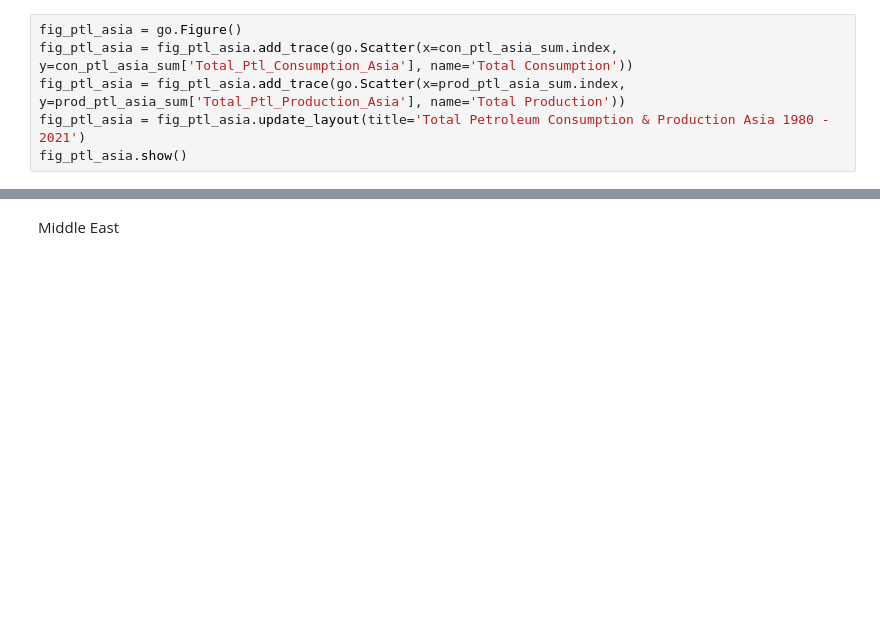
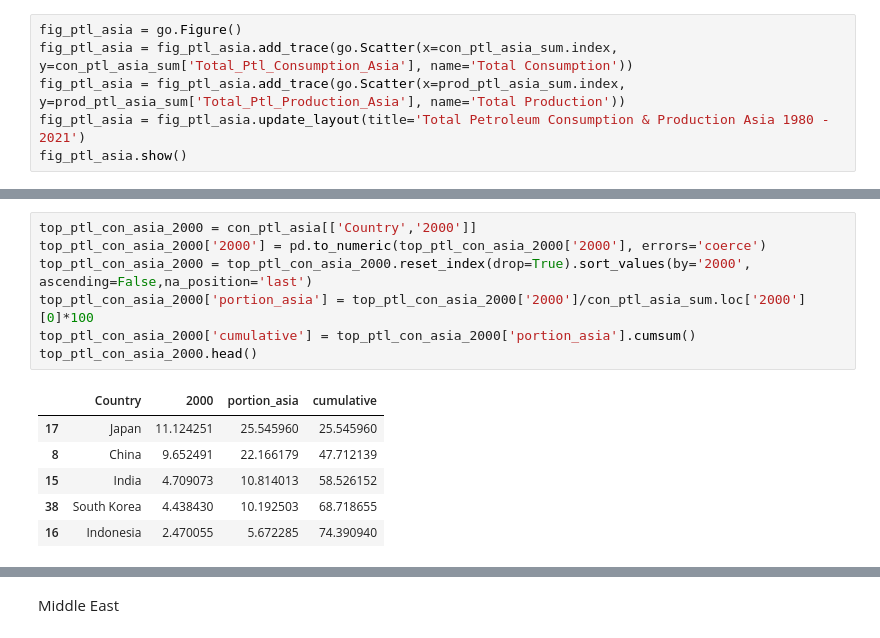
Before and after one commit to lurza/World-Energy-Analysis-main, a Jupyter notebook: Energy_Con_Prod.ipynb, the cells around one changed output, grey strips where cells are left out. Cells and saved outputs as stored; diff of their text form; blank space fills up the shorter version.

```diff
--- a/Energy_Con_Prod.ipynb
+++ b/Energy_Con_Prod.ipynb
@@ -3984,0 +4015,14 @@ fig_ptl_asia.show()
+# %%
+top_ptl_con_asia_2000 = con_ptl_asia[['Country','2000']]
+top_ptl_con_asia_2000['2000'] = pd.to_numeric(top_ptl_con_asia_2000['2000'], errors='coerce')
+top_ptl_con_asia_2000 = top_ptl_con_asia_2000.reset_index(drop=True).sort_values(by='2000', ascending=False,na_position='last')
+top_ptl_con_asia_2000['portion_asia'] = top_ptl_con_asia_2000['2000']/con_ptl_asia_sum.loc['2000'][0]*100
+top_ptl_con_asia_2000['cumulative'] = top_ptl_con_asia_2000['portion_asia'].cumsum()
+top_ptl_con_asia_2000.head()
+# %% [output]
+|  | Country | 2000 | portion_asia | cumulative |
+| 17 | Japan | 11.124251 | 25.545960 | 25.545960 |
+| 8 | China | 9.652491 | 22.166179 | 47.712139 |
+| 15 | India | 4.709073 | 10.814013 | 58.526152 |
+| 38 | South Korea | 4.438430 | 10.192503 | 68.718655 |
+| 16 | Indonesia | 2.470055 | 5.672285 | 74.390940 |
```
Also changed, not shown: parts of 17 cells of this notebook.
